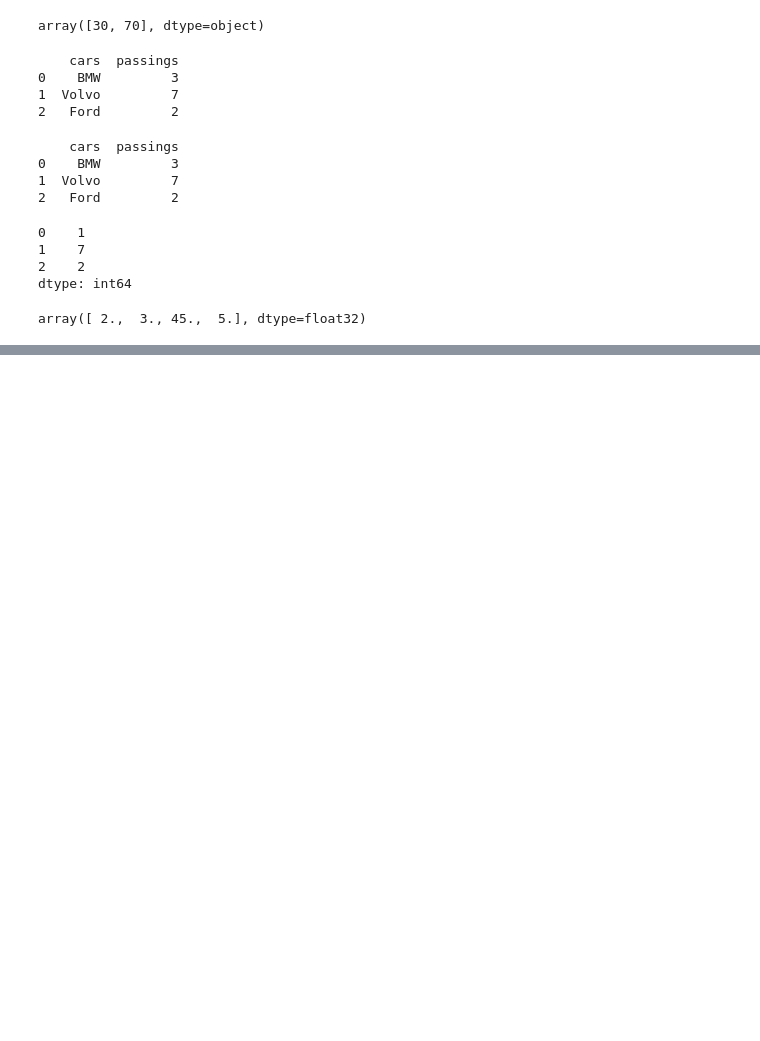
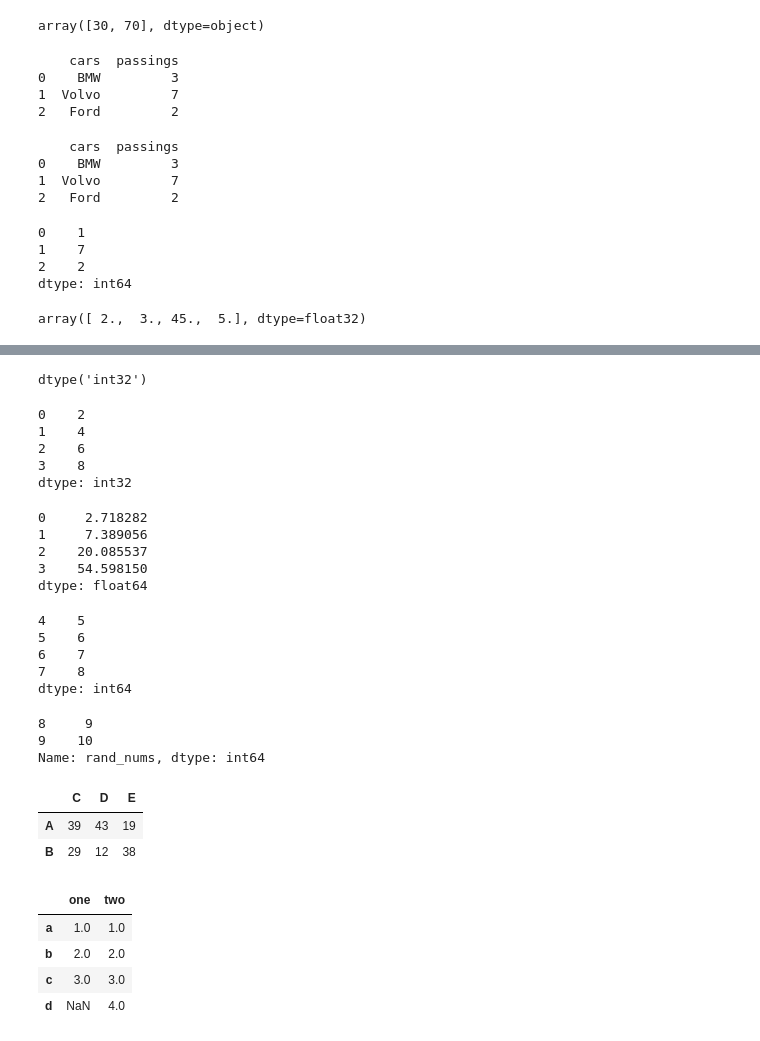
Before and after one commit to ojhatrilo/StudentPractice, a Jupyter notebook: Python Daily Studies/Python Standard Libraries/tutorials.ipynb, the cells around one changed output, grey strips where cells are left out. Saved outputs shown, nothing was run; the diff lists cells and outputs as text; code cells hidden in the pictures; blank space fills up the shorter version.

```diff
--- a/Python Daily Studies/Python Standard Libraries/tutorials.ipynb
+++ b/Python Daily Studies/Python Standard Libraries/tutorials.ipynb
@@ -300,0 +337,55 @@ array([ 2.,  3., 45.,  5.], dtype=float32)
+# %%
+ser_2.dtype
+# %% [output]
+dtype('int32')
+# %%
+ser_2 + ser_2
+# %% [output]
+0    2
+1    4
+2    6
+3    8
+dtype: int32
+# %%
+np.exp(ser_2)
+# %% [output]
+0     2.718282
+1     7.389056
+2    20.085537
+3    54.598150
+dtype: float64
+# %%
+ser_4 = pd.Series({4: 5, 5: 6, 6: 7, 7: 8})
+ser_4
+# %% [output]
+4    5
+5    6
+6    7
+7    8
+dtype: int64
+# %%
+ser_4 = pd.Series({8: 9, 9: 10}, name='rand_nums')
+ser_4
+# %% [output]
+8     9
+9    10
+Name: rand_nums, dtype: int64
+# %%
+arr_2 = np.random.randint(10, 50, size=(2, 3))
+df_1 = pd.DataFrame(arr_2, ['A', 'B'], ['C', 'D', 'E'])
+df_1
+# %% [output]
+|  | C | D | E |
+| A | 39 | 43 | 19 |
+| B | 29 | 12 | 38 |
+# %%
+dict_3 = {'one': pd.Series([1., 2., 3.], index=['a', 'b', 'c']),
+         'two': pd.Series([1., 2., 3., 4.], index=['a', 'b', 'c', 'd'])}
+df_2 = pd.DataFrame(dict_3)
+df_2
+# %% [output]
+|  | one | two |
+| a | 1.0 | 1.0 |
+| b | 2.0 | 2.0 |
+| c | 3.0 | 3.0 |
+| d | NaN | 4.0 |
```
Also changed, not shown: parts of 13 cells of this notebook, 8 other files.
